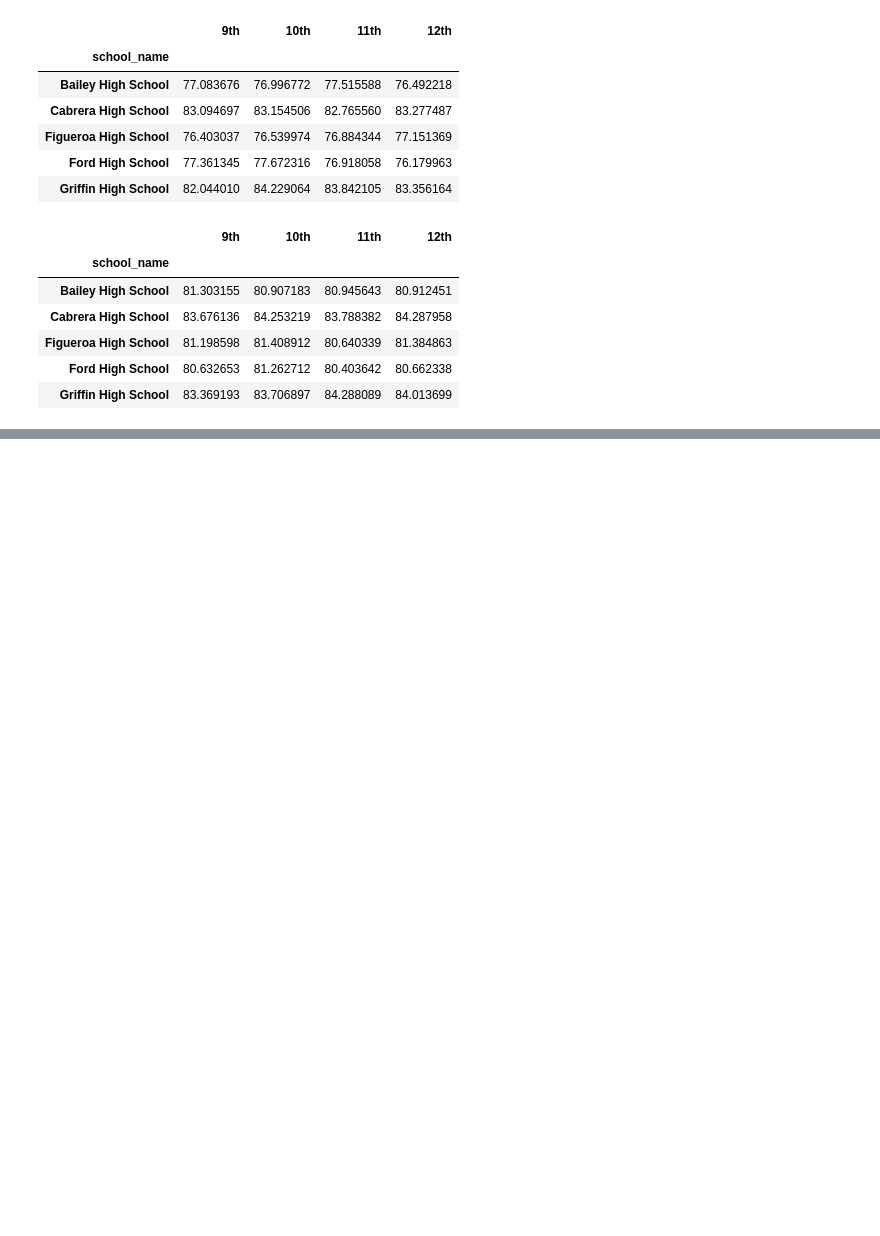
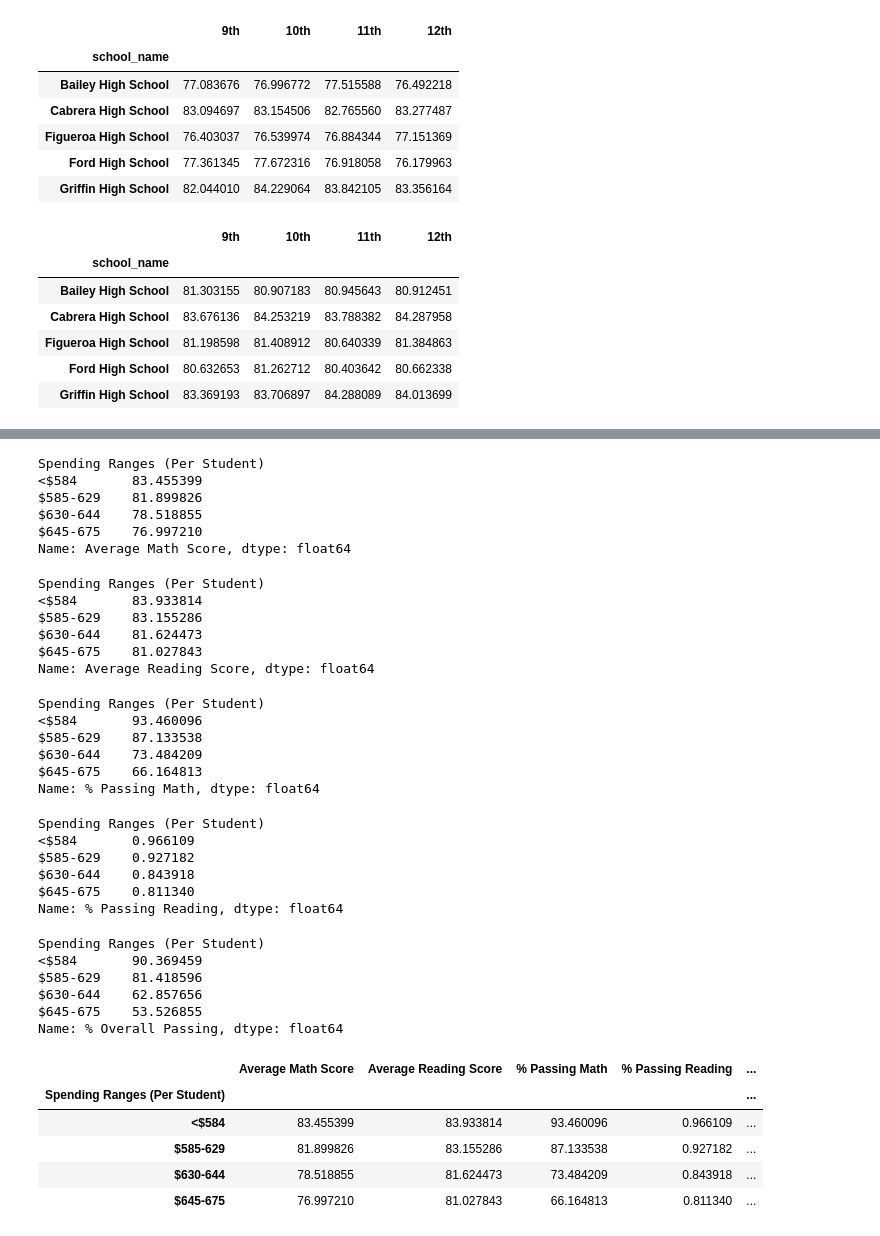
Before and after one commit to nypasha1928/School_District_Analysis, a Jupyter notebook: PyCitySchools.ipynb, the cells around one changed output, grey strips where cells are left out. Drawn from its saved outputs; the diff is of its cells as text; code cells hidden in the pictures; blank space fills up the shorter version.

Commit message:
scores by school spending.

```diff
--- a/PyCitySchools.ipynb
+++ b/PyCitySchools.ipynb
@@ -1134,0 +1224,73 @@ reading_scores_by_grade.head()
+# %%
+# Calculate averages for the desired columns.(math scores)
+spending_math_scores = per_school_summary_df.groupby(["Spending Ranges (Per Student)"]).mean()["Average Math Score"]
+spending_math_scores
+# %% [output]
+Spending Ranges (Per Student)
+<$584       83.455399
+$585-629    81.899826
+$630-644    78.518855
+$645-675    76.997210
+Name: Average Math Score, dtype: float64
+# %%
+# Calculate averages for the desired columns.(reading scores)
+
+spending_reading_scores = per_school_summary_df.groupby(["Spending Ranges (Per Student)"]).mean()["Average Reading Score"]
+spending_reading_scores
+# %% [output]
+Spending Ranges (Per Student)
+<$584       83.933814
+$585-629    83.155286
+$630-644    81.624473
+$645-675    81.027843
+Name: Average Reading Score, dtype: float64
+# %%
+# Calculate averages for the desired columns.(passing math)
+spending_passing_math = per_school_summary_df.groupby(["Spending Ranges (Per Student)"]).mean()["% Passing Math"]
+spending_passing_math
+# %% [output]
+Spending Ranges (Per Student)
+<$584       93.460096
+$585-629    87.133538
+$630-644    73.484209
+$645-675    66.164813
+Name: % Passing Math, dtype: float64
+# %%
+# Calculate averages for the desired columns.(passing reading)
+spending_passing_reading = per_school_summary_df.groupby(["Spending Ranges (Per Student)"]).mean()["% Passing Reading"]
+spending_passing_reading
+# %% [output]
+Spending Ranges (Per Student)
+<$584       0.966109
+$585-629    0.927182
+$630-644    0.843918
+$645-675    0.811340
+Name: % Passing Reading, dtype: float64
+# %%
+# Calculate averages for the desired columns.(passing spending)
+overall_passing_spending = per_school_summary_df.groupby(["Spending Ranges (Per Student)"]).mean()["% Overall Passing"]
+overall_passing_spending
+# %% [output]
+Spending Ranges (Per Student)
+<$584       90.369459
+$585-629    81.418596
+$630-644    62.857656
+$645-675    53.526855
+Name: % Overall Passing, dtype: float64
+# %%
+# Assemble into DataFrame.
+spending_summary_df = pd.DataFrame({
+          "Average Math Score" : spending_math_scores,
+          "Average Reading Score": spending_reading_scores,
+          "% Passing Math": spending_passing_math,
+          "% Passing Reading": spending_passing_reading,
+          "% Overall Passing": overall_passing_spending})
+
+spending_summary_df
+# %% [output]
+|  | Average Math Score | Average Reading Score | % Passing Math | % Passing Reading | ... |
+| Spending Ranges (Per Student) |  |  |  |  | ... |
+| <$584 | 83.455399 | 83.933814 | 93.460096 | 0.966109 | ... |
+| $585-629 | 81.899826 | 83.155286 | 87.133538 | 0.927182 | ... |
+| $630-644 | 78.518855 | 81.624473 | 73.484209 | 0.843918 | ... |
+| $645-675 | 76.997210 | 81.027843 | 66.164813 | 0.811340 | ... |
```
Also changed, not shown: parts of 6 cells of this notebook.
